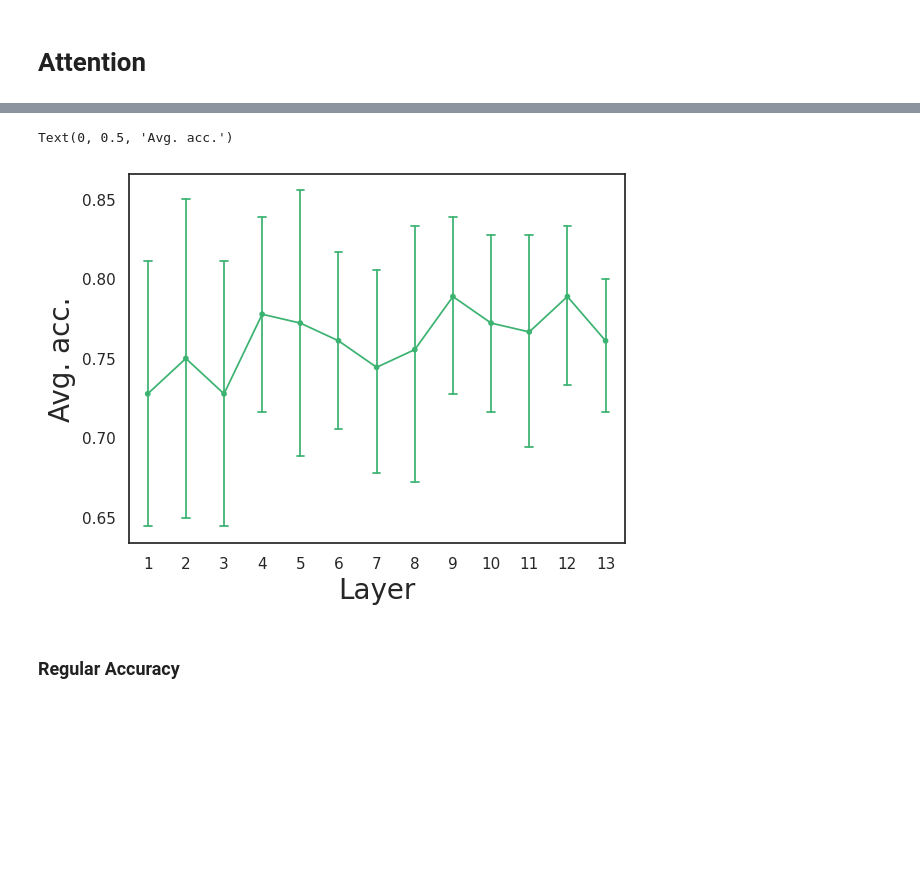
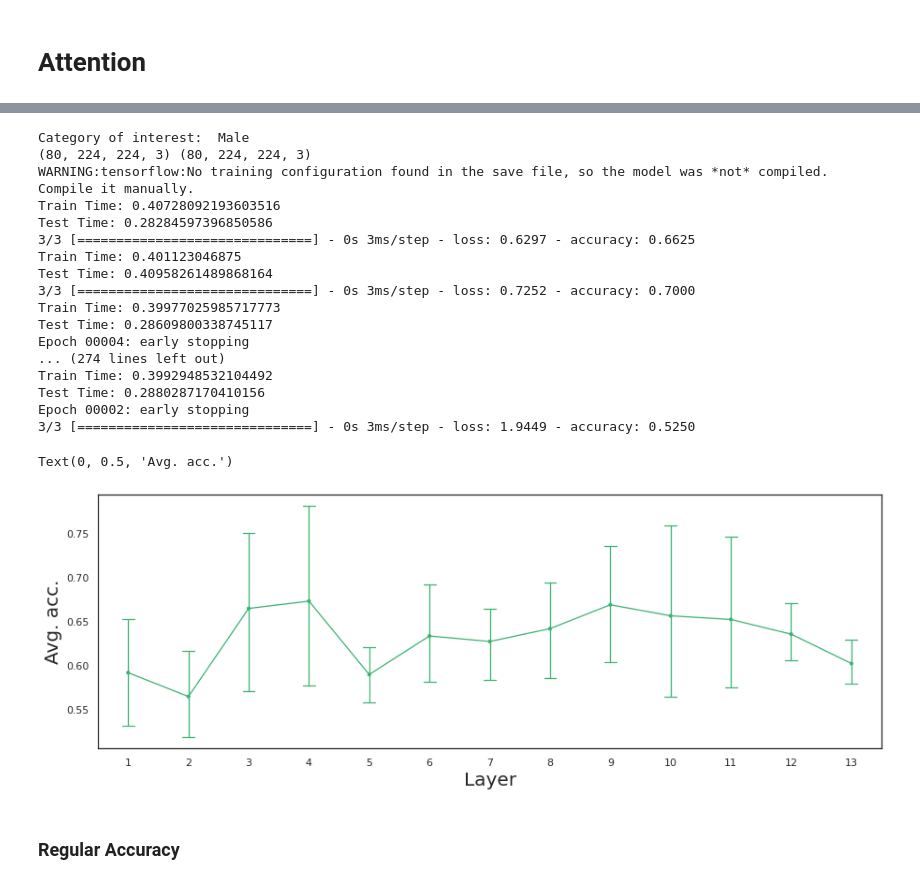
Before and after one commit to soukhind2/vgg16obj, a Jupyter notebook: Merge_set.ipynb, the cells around one changed output, grey strips where cells are left out. Cells and saved outputs as stored; diff of their text form; code cells hidden in the pictures; blank space fills up the shorter version.

Commit message:
Averaged attention accuracy implementation

```diff
--- a/Merge_set.ipynb
+++ b/Merge_set.ipynb
@@ -286,7 +347,7 @@ Category of interest:  Nonpowered
 # %%
 tun_activ = []
 for interest in range(6):
-  with open ('/content/tuning_values_' + str(interest), 'rb') as fp:
+  with open ('/content/drive/My Drive/obj/tuning_values_' + str(interest), 'rb') as fp:
       tun_activ.extend(pickle.load(fp))
 len(tun_activ)
 # %% [output]
@@ -296,7 +357,7 @@ len(tun_activ)
 # %%
 ncats = 6
 # to fish out each category tun_activations
-labels = np.array([0] * 150 + [1]*150 + [2] * 150 + [3] * 150 + [4] * 150 + [5] * 150)
+labels = np.array([0] * 40 + [1] * 40 + [2] * 40 + [3] * 40 + [4] * 40 + [5] * 40)
 cat_tun = [[[] for j in range(len(tun_activ[0]))] for i in range(ncats)]
 
 avg_tun_activ = tc.calc_avg(tun_activ) #average tuning activity for each map
@@ -368,14 +440,62 @@ WARNING:tensorflow:Early stopping conditioned on metric `val_loss` which is not
+# %%
+from vgg16obj.tools import model_calcs as mc
+import gc
+#cat_grads = [[[-item for item in subl] for subl in level] for level in cat_grads]
+layeridx = 0
+np.save('layeridx',layeridx)
+atstrng = 1
+grand_acc = [[] for i in range(6)]
+for cat in range(6):
+  print('Category of interest: ', categories[cat])
+  train_it = np.concatenate((reg_train[cat],reg_train[cat + 6]))
+  test_it = np.concatenate((data_test[cat],data_test[cat + 6]))
+  print(train_it.shape,test_it.shape)
+  grand_acc[cat] = mc.avg_accuracy(train_it,
+                            train_labels,
+                            test_it,
+                            test_labels,
+                            fc,
+                            model,
+                            top_model,
+                            '/content/layeridx.npy',
+                            cat,
+                            atstrng,
+                            bidir = True)
+  gc.collect()
+# %% [output]
+Category of interest:  Male
+(80, 224, 224, 3) (80, 224, 224, 3)
+WARNING:tensorflow:No training configuration found in the save file, so the model was *not* compiled. Compile it manually.
+Train Time: 0.40728092193603516
+Test Time: 0.28284597396850586
+3/3 [==============================] - 0s 3ms/step - loss: 0.6297 - accuracy: 0.6625
+Train Time: 0.401123046875
+Test Time: 0.40958261489868164
+3/3 [==============================] - 0s 3ms/step - loss: 0.7252 - accuracy: 0.7000
+Train Time: 0.39977025985717773
+Test Time: 0.28609800338745117
+Epoch 00004: early stopping
+... (274 lines left out)
+Train Time: 0.3992948532104492
+Test Time: 0.2880287170410156
+Epoch 00002: early stopping
+3/3 [==============================] - 0s 3ms/step - loss: 1.9449 - accuracy: 0.5250
+# %%
+grand_acc = np.array(grand_acc)
+grand_acc.reshape([1,6,13])
+np.save('tun_accuracy_new' + str(atstrng),grand_acc)
 # %%
 import seaborn as sns
 sns.set(style="white",rc={"lines.linewidth": 0.7})
-plt.figure()
-ax = sns.pointplot(data = t_acc , color = 'mediumseagreen', errorwidth = 0.1 , capsize = 0.2)
+plt.figure(figsize = (15,5))
+ax = sns.pointplot(data = grand_acc, color = 'mediumseagreen',
+                   errorwidth = 0.1 , capsize = 0.2)
 ax.set_xlabel('Layer',size = 20)
 ax.set_xticklabels(np.arange(1,14))
 ax.set_ylabel('Avg. acc.',size = 20)
 # %% [output]
 Text(0, 0.5, 'Avg. acc.')
-[figure, old version]
+[figure, new version]
 # %% [markdown]
 ### Regular Accuracy
 # %%
```
Also changed, not shown: parts of 23 cells of this notebook.
